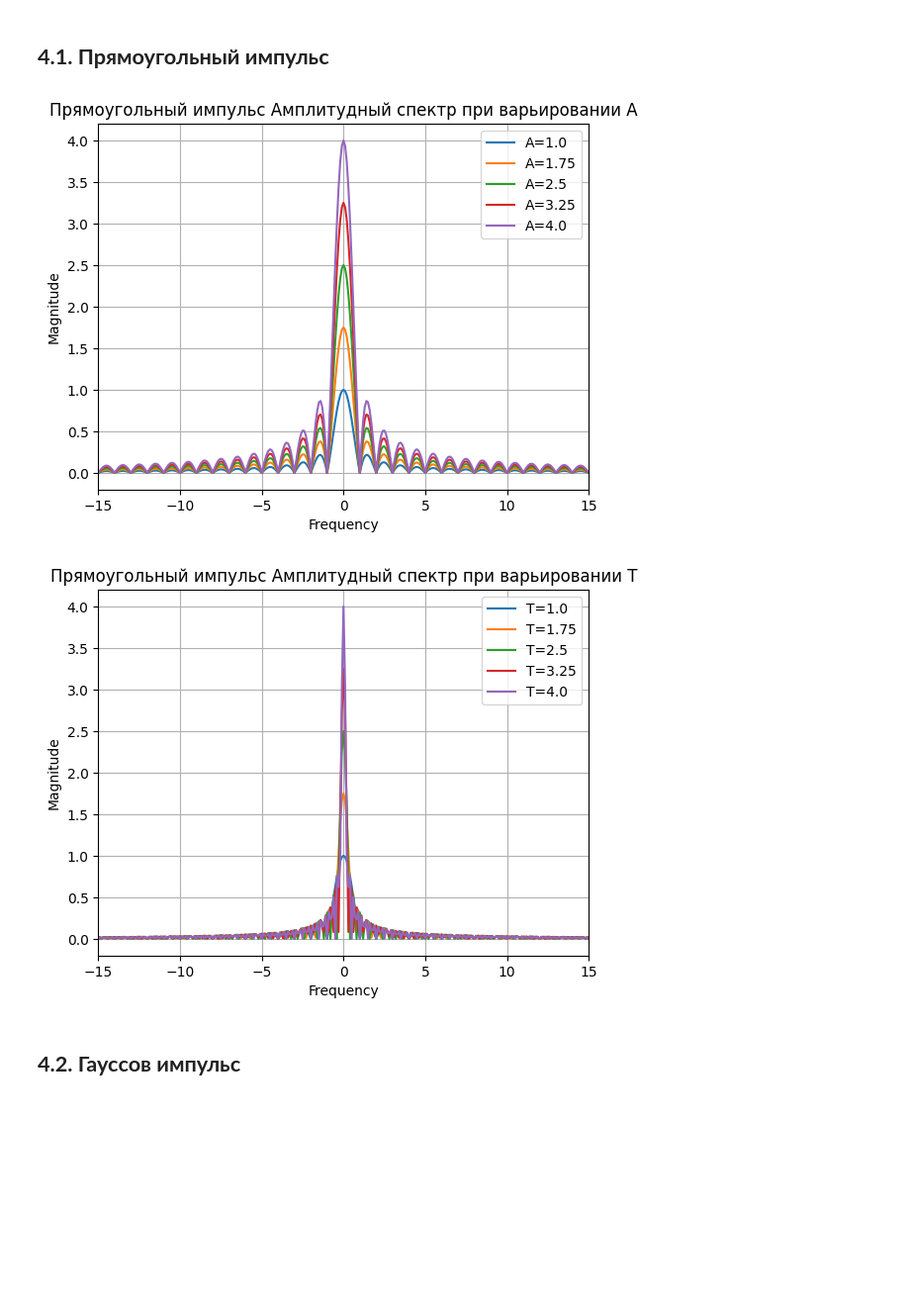
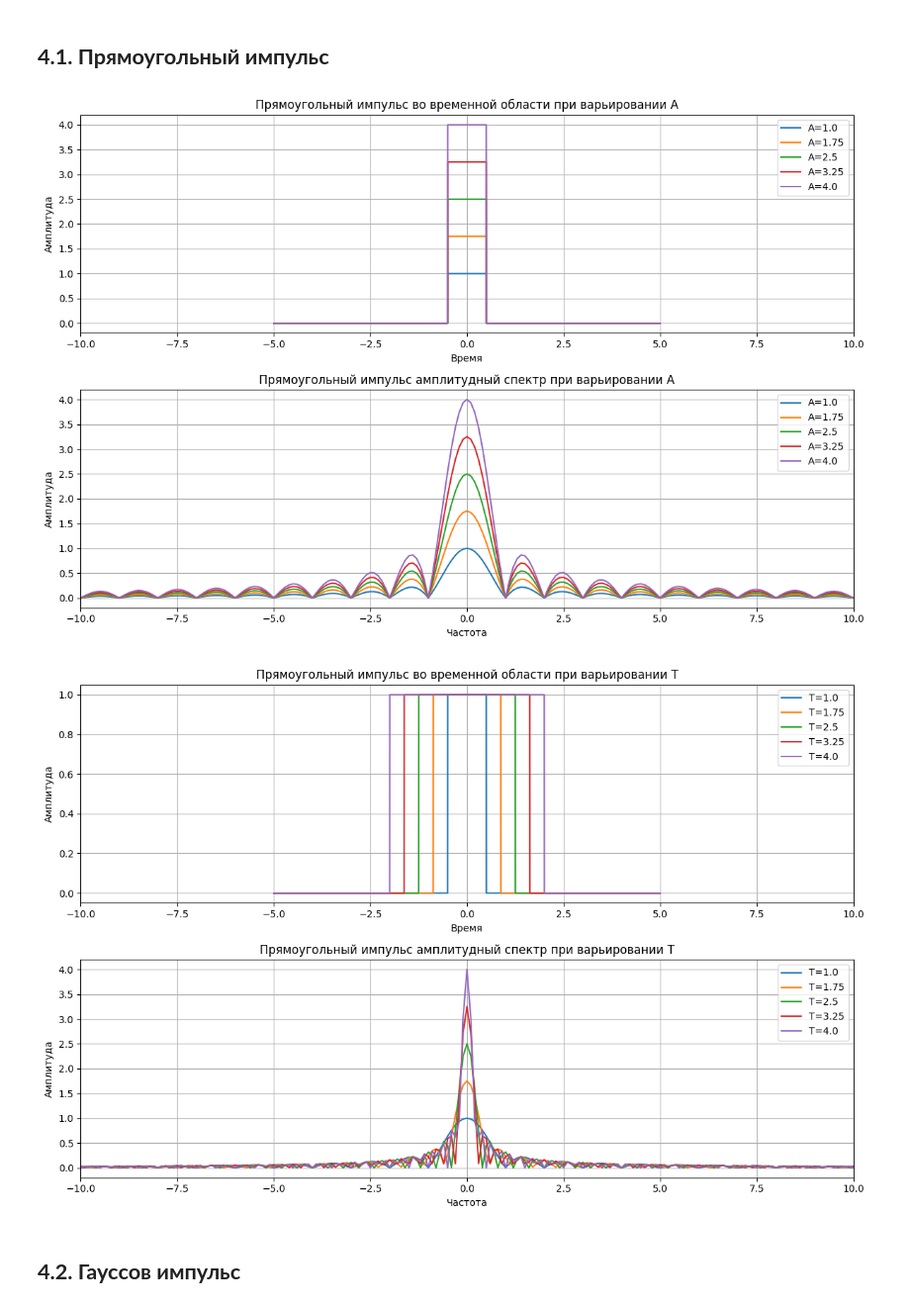
Before and after one commit to VuongVanDuy/ZIOTUTK_LAB, a Jupyter notebook: ЗИотУТК_ЛАБ_3.ipynb, the cells around one changed output. Shown at 99% size. Cells and saved outputs as stored; diff of their text form; code cells hidden in the pictures; blank space fills up the shorter version.

```diff
--- a/ЗИотУТК_ЛАБ_3.ipynb
+++ b/ЗИотУТК_ЛАБ_3.ipynb
@@ -125,32 +111,39 @@ plot_signal_and_spectrum(t_tri, x_tri, "Треугольный импульс (A
 # **4. Анализ влияния параметров (длительности, амплитуды и формы сигналов)**
 # %%
 def plot_parameter_variation(signal_func, t, param_name, param_values, fixed_params, xlabel, title=""):
-    """
-    Функция строит графики (во временной или частотной области) для сигналов,
-    генерируемых при различных значениях изменяемого параметра.
-    signal_func: функция сигнала, первым аргументом принимает массив t, затем параметры.
-    param_name: имя изменяемого параметра (для оформления легенды)
-    param_values: список значений, которые принимает этот параметр.
-    fixed_params: словарь остальных параметров, которые остаются фиксированными.
-    xlabel: название оси x для графика.
-    title: префикс для заголовка.
-    """
-    dt = t[1]-t[0]
-    plt.figure()
+    dt = t[1] - t[0]
 
+    # Time-domain plot
+    plt.figure(figsize=(12, 8))
+    plt.subplot(2, 1, 1)
+    for val in param_values:
+        params = fixed_params.copy()
+        params[param_name] = val
+        x = signal_func(t, **params)
+        plt.plot(t, x, label=f"{param_name}={val}")
+    plt.xlabel("Время")
+    plt.ylabel("Амплитуда")
+    plt.title(title + f" во временной области при варьировании {param_name}")
+    plt.legend()
+    plt.grid(True)
+    plt.xlim(-10, 10)
+
+    # Frequency-domain plot
+    plt.subplot(2, 1, 2)
     for val in param_values:
         params = fixed_params.copy()
         params[param_name] = val
         x = signal_func(t, **params)
         freq, X_mag = compute_fft(x, dt)
         plt.plot(freq, X_mag, label=f"{param_name}={val}")
-
     plt.xlabel(xlabel)
-    plt.ylabel("Magnitude")
-    plt.title(title + f" Амплитудный спектр при варьировании {param_name}")
+    plt.ylabel("Амплитуда")
+    plt.title(title + f" амплитудный спектр при варьировании {param_name}")
     plt.legend()
     plt.grid(True)
-    plt.xlim(-15, 15)
+    plt.xlim(-10, 10)
+
+    plt.tight_layout()
     plt.show()
 # %%
 M = 4
@@ -160,19 +153,19 @@ N = 5
 # %%
 A_vals = np.linspace(1, M, N)
 fixed_params = {"T": 1}
 plot_parameter_variation(rect_pulse, t_rect, "A", A_vals, fixed_params,
-                         xlabel="Frequency",
+                         xlabel="Частота",
                          title="Прямоугольный импульс")
 # %% [output]
-[figure, old version]
+[figure, new version]
 # %%
 T_vals = np.linspace(1, M, N)
 fixed_params = {"A": 1}
 plot_parameter_variation(rect_pulse, t_rect, "T", T_vals, fixed_params,
-                         xlabel="Frequency",
+                         xlabel="Частота",
                          title="Прямоугольный импульс")
 # %% [output]
-[figure, old version]
+[figure, new version]
 # %% [markdown]
 ## **4.2. Гауссов импульс**
 # %%
```
Also changed, not shown: parts of 27 cells of this notebook, 3 other files.
